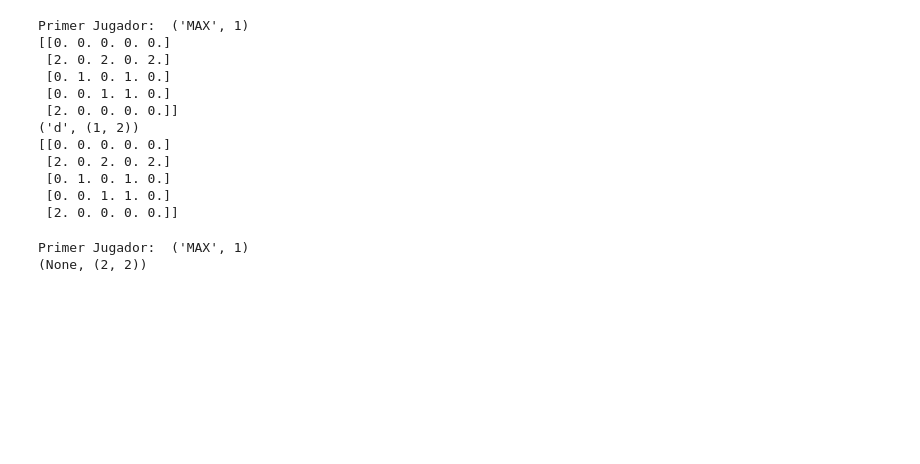
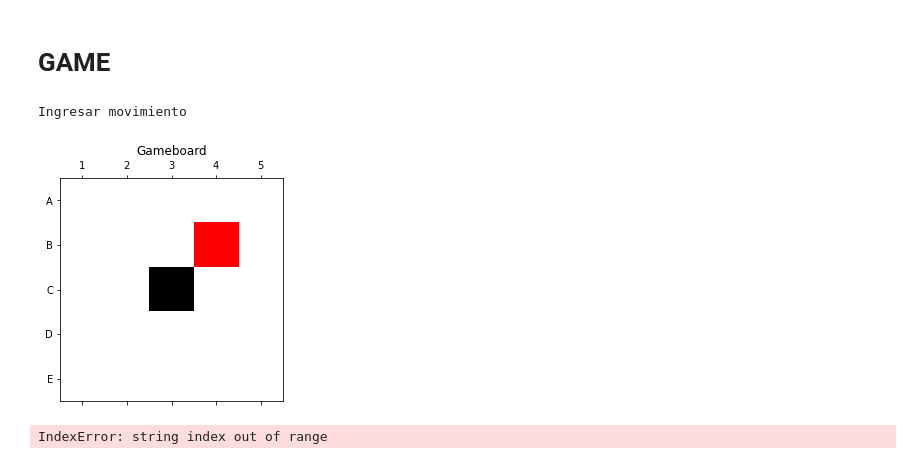
Before and after one commit to BMB0/Assignment-3, a Jupyter notebook: Teeko.ipynb, the cells around one changed output. Saved outputs shown, nothing was run; the diff lists cells and outputs as text; code cells hidden in the pictures; blank space fills up the shorter version.

Commit message:
Updated Teeko and added Installation Guide

```diff
--- a/Teeko.ipynb
+++ b/Teeko.ipynb
@@ -702,60 +700,8 @@ def gameloop():
-# %%
-gameTest2 = Teeko("MAX", "MIN")
-
-print("Primer Jugador: ", gameTest2.current_player)
-gameTest2.make_a_move((4,2))
-gameTest2.switch_player()
-
-gameTest2.make_a_move((1,0))
-gameTest2.switch_player()
-
-gameTest2.make_a_move((3,3))
-gameTest2.switch_player()
-
-gameTest2.make_a_move((1,4))
-gameTest2.switch_player()
-
-gameTest2.make_a_move((2,3))
-gameTest2.switch_player()
-
-gameTest2.make_a_move((4,0))
-gameTest2.switch_player()
-
-gameTest2.make_a_move((2,1))
-gameTest2.switch_player()
-
-gameTest2.make_a_move((1,2))
-gameTest2.switch_player()
-
-gameTest2.make_a_move((4,2),"u")
-gameTest2.switch_player()
-
-
-print(gameTest2.board)
-#gameTest.get_actions((2,1))
-print(min_max_with_depth(deepcopy(gameTest2)))
-#print(min_max_with_depth_no_ABP(deepcopy(gameTest2)))
-#print(minmax_decision(deepcopy(gameTest2)))
-print(gameTest2.board)
-# %% [output]
-Primer Jugador:  ('MAX', 1)
-[[0. 0. 0. 0. 0.]
- [2. 0. 2. 0. 2.]
- [0. 1. 0. 1. 0.]
- [0. 0. 1. 1. 0.]
- [2. 0. 0. 0. 0.]]
-('d', (1, 2))
-[[0. 0. 0. 0. 0.]
- [2. 0. 2. 0. 2.]
- [0. 1. 0. 1. 0.]
- [0. 0. 1. 1. 0.]
- [2. 0. 0. 0. 0.]]
-# %%
-gameTest2 = Teeko("MAX", "MIN")
-
-print("Primer Jugador: ", gameTest2.current_player)
-
-print(min_max_with_depth(deepcopy(gameTest2)))
-# %% [output]
-Primer Jugador:  ('MAX', 1)
-(None, (2, 2))
+# %% [markdown]
+# GAME
+# %%
+gameloop()
+# %% [output]
+Ingresar movimiento
+[figure, added]
+IndexError: string index out of range
```
Also changed, not shown: parts of 1 cell of this notebook, 1 other file.
